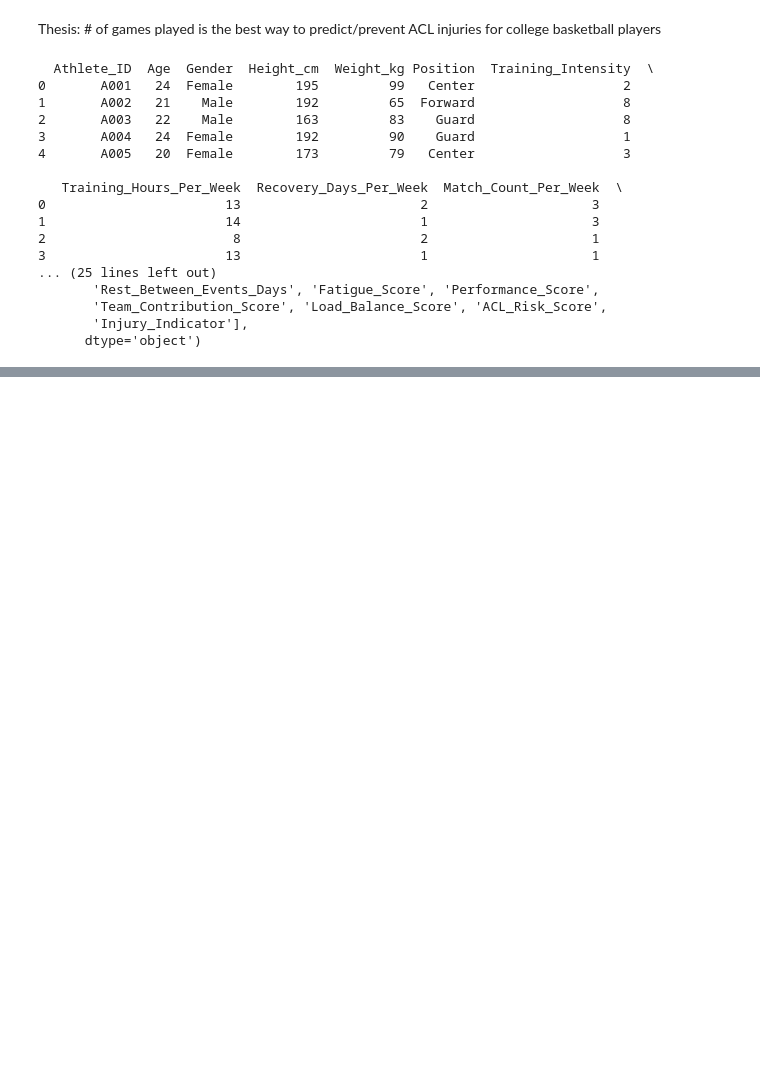
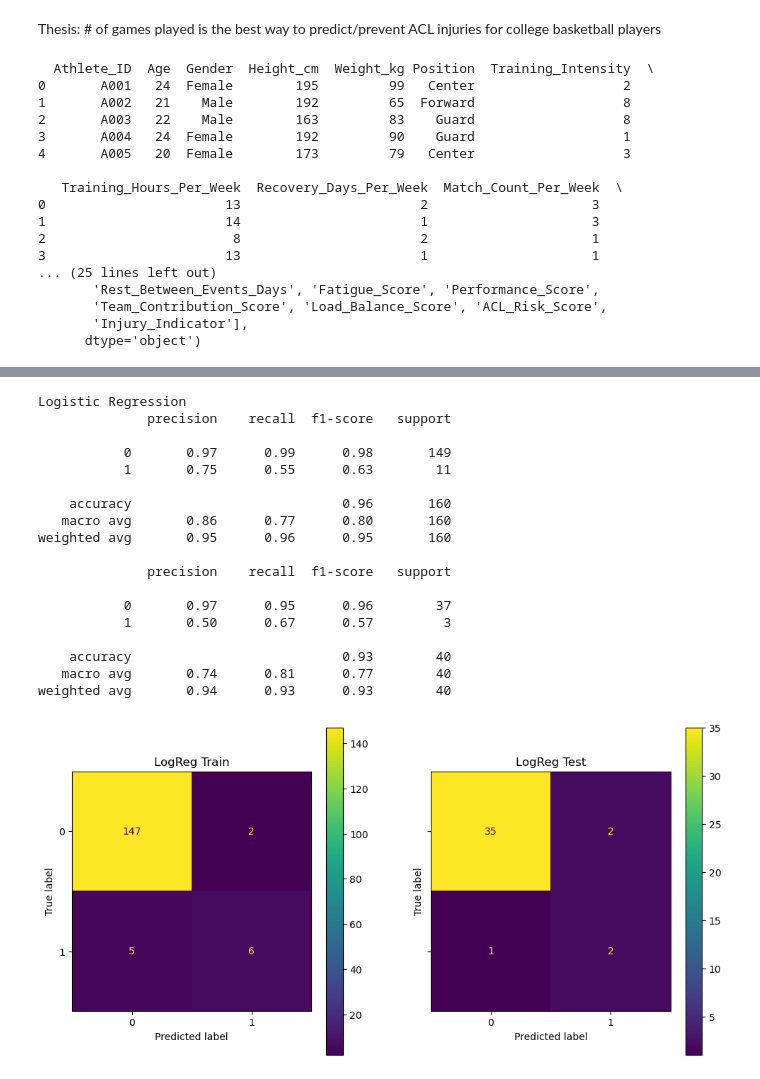
Before and after one commit to Jacksonmb/Boyle_ACLinjuries, a Jupyter notebook: Boyle_ACLInjuries.ipynb, the cells around one changed output, grey strips where cells are left out. Drawn from its saved outputs; the diff is of its cells as text; code cells hidden in the pictures; blank space fills up the shorter version.

```diff
--- a/Boyle_ACLInjuries.ipynb
+++ b/Boyle_ACLInjuries.ipynb
@@ -69,0 +115,39 @@ To https://github.com/Jacksonmb/Boyle_ACLinjuries.git
+# %%
+# runs a logostic regression model to predict injury indicator
+logreg = LogisticRegressionCV(max_iter=1000)
+logreg.fit(X_train, y_train)
+y_log_train = logreg.predict(X_train)
+y_log_test  = logreg.predict(X_test)
+
+# prints the results of the logistic regression model
+print("Logistic Regression")
+print(classification_report(y_train, y_log_train))
+print(classification_report(y_test,  y_log_test))
+
+# creates and plots confusion matrices for the logistic regression model
+fig, axes = plt.subplots(1, 2, figsize=(12, 6), sharey=True)
+ConfusionMatrixDisplay.from_predictions(y_train, y_log_train, ax=axes[0])
+axes[0].set_title("LogReg Train")
+ConfusionMatrixDisplay.from_predictions(y_test,  y_log_test,   ax=axes[1])
+axes[1].set_title("LogReg Test")
+plt.show()
+# %% [output]
+Logistic Regression
+              precision    recall  f1-score   support
+
+           0       0.97      0.99      0.98       149
+           1       0.75      0.55      0.63        11
+
+    accuracy                           0.96       160
+   macro avg       0.86      0.77      0.80       160
+weighted avg       0.95      0.96      0.95       160
+
+              precision    recall  f1-score   support
+
+           0       0.97      0.95      0.96        37
+           1       0.50      0.67      0.57         3
+
+    accuracy                           0.93        40
+   macro avg       0.74      0.81      0.77        40
+weighted avg       0.94      0.93      0.93        40
+[figure, added]
```
Also changed, not shown: parts of 8 cells of this notebook.
